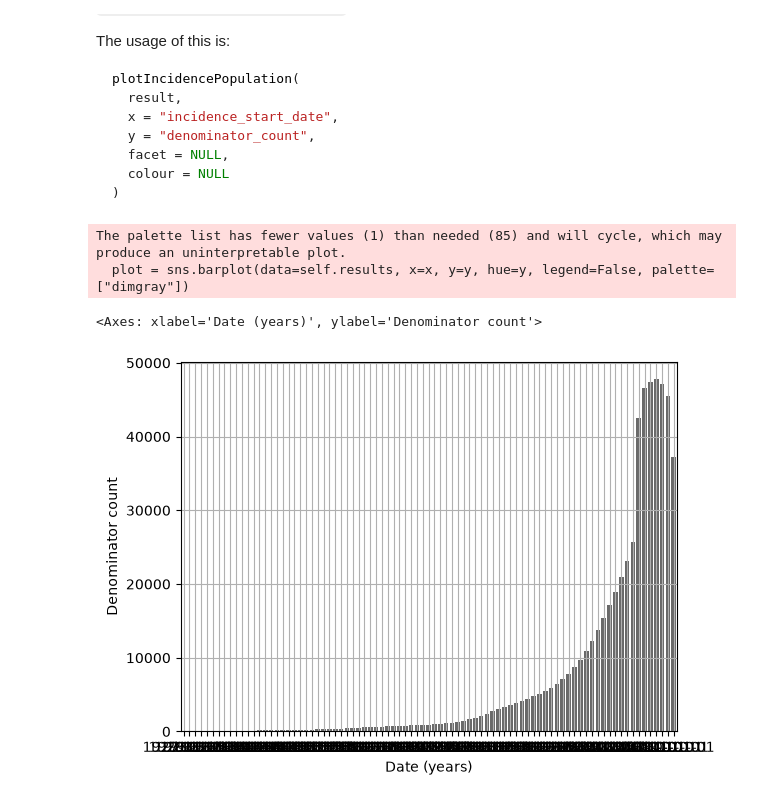
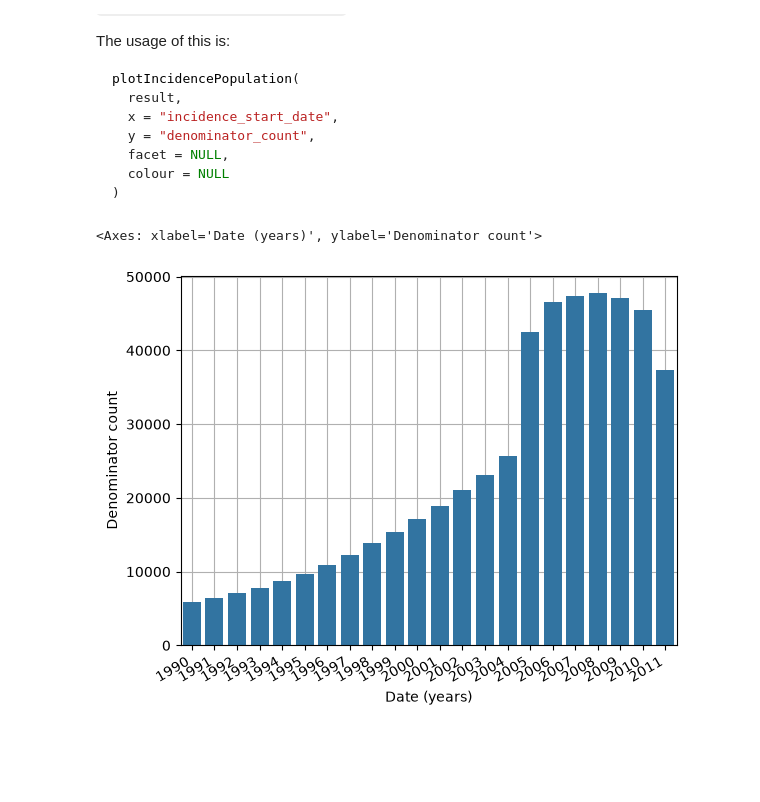
Before and after one commit to Health-Informatics-UoN/python-omop-vis, a Jupyter notebook: IncidencePrevalence plots.ipynb, the cells around one changed output. Drawn from its saved outputs; the diff is of its cells as text; code cells hidden in the pictures; blank space fills up the shorter version.

Commit message:
incidence plots

````diff
--- a/IncidencePrevalence plots.ipynb
+++ b/IncidencePrevalence plots.ipynb
@@ -554,10 +563,8 @@ plotIncidencePopulation(
 )
 ```
 # %%
-pop_test = incidence_result.plot_incidence_population()
+pop_test = incidence_result.plot_incidence_population(date_range=(pd.to_datetime("1990-01-01"), pd.to_datetime("2030-01-01")))
 pop_test
 # %% [output]
-The palette list has fewer values (1) than needed (85) and will cycle, which may produce an uninterpretable plot.
-  plot = sns.barplot(data=self.results, x=x, y=y, hue=y, legend=False, palette=["dimgray"])
+<Axes: xlabel='Date (years)', ylabel='Denominator count'>
-<Axes: xlabel='Date (years)', ylabel='Denominator count'>
-[figure, old version]
+[figure, new version]
````
Also changed, not shown: parts of 4 cells of this notebook, 1 other file.
